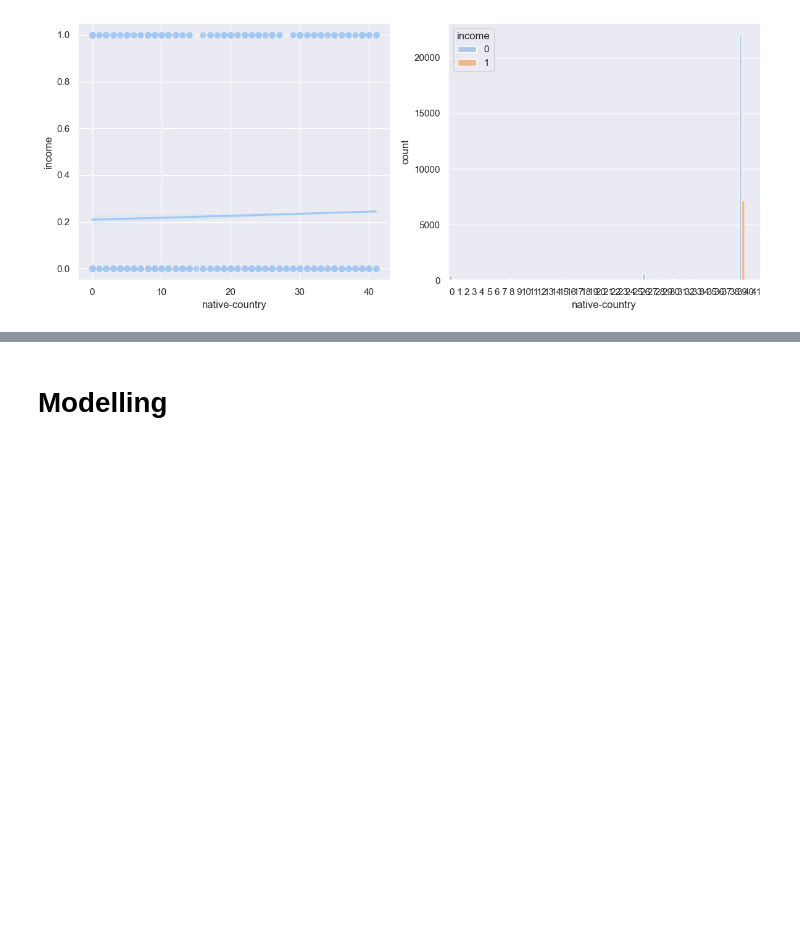
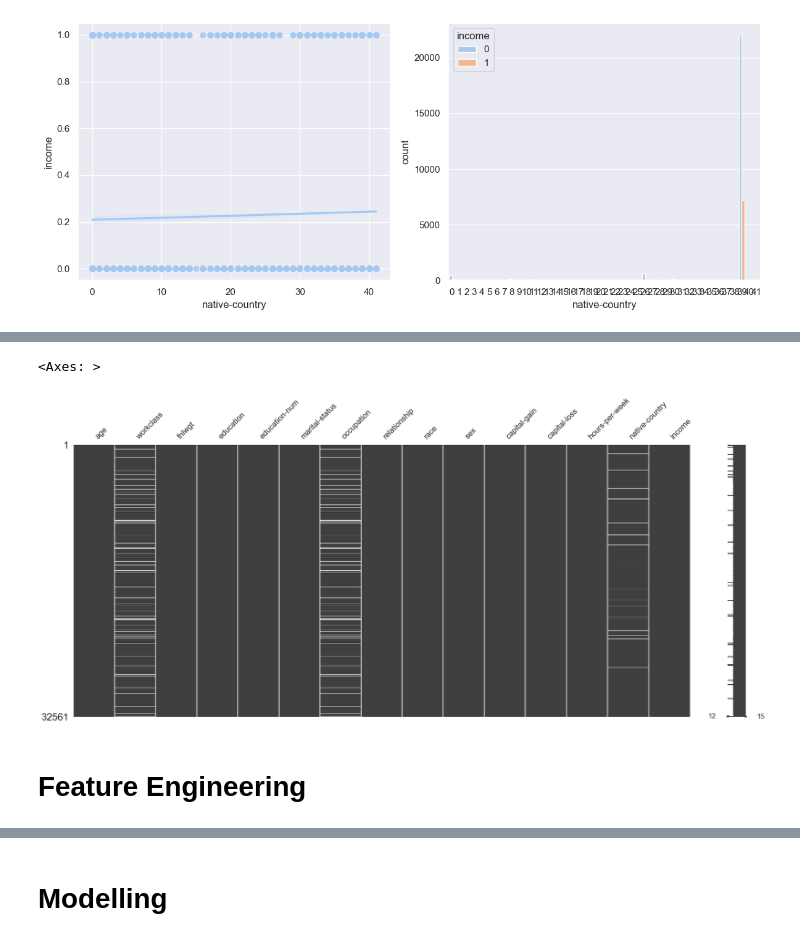
Before and after one commit to zidanqrs/IBM-Machine-Learning-Course, a Jupyter notebook: 3-Supervised-Machine-Learning-Classification/syntax.ipynb, the cells around one changed output, grey strips where cells are left out. Cells and saved outputs as stored; diff of their text form; code cells hidden in the pictures; blank space fills up the shorter version.

Commit message:
Update syntax (Feature Engineering and Modelling)

```diff
--- a/3-Supervised-Machine-Learning-Classification/syntax.ipynb
+++ b/3-Supervised-Machine-Learning-Classification/syntax.ipynb
@@ -336,0 +387,8 @@ sns.barplot(data['income'])
+# %%
+import missingno as msno
+msno.matrix(data2)
+# %% [output]
+<Axes: >
+[figure, added]
+# %% [markdown]
+# Feature Engineering
```
Also changed, not shown: parts of 30 cells of this notebook, 4 other files.
